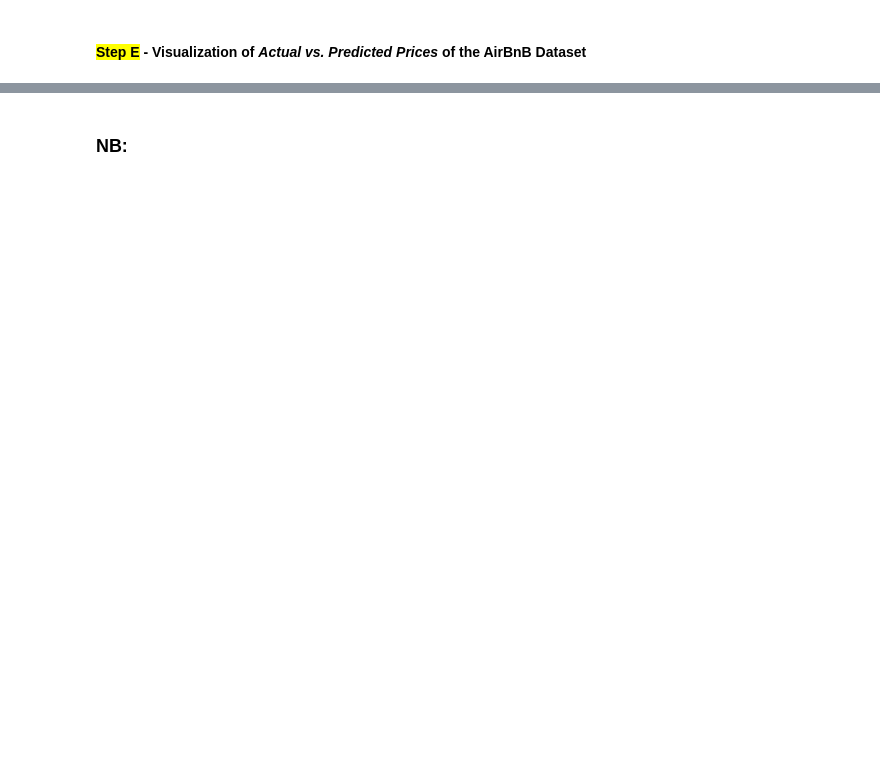
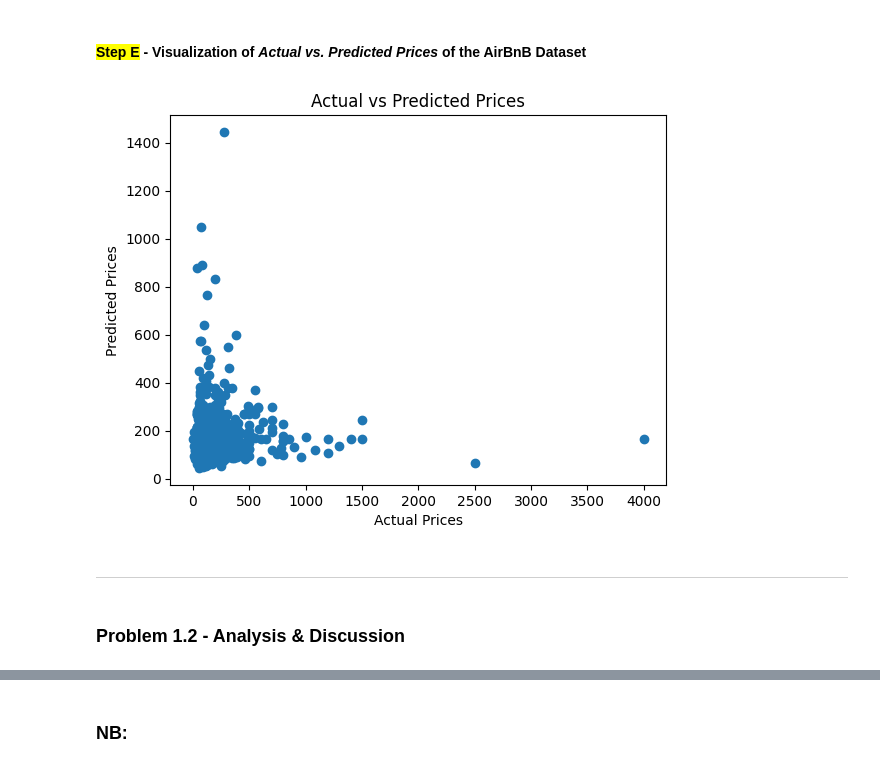
Before and after one commit to theorignalmapdcodex/dtk530-eye-twelve, a Jupyter notebook: dtk530_i12_aic-wl.ipynb, the cells around one changed output, grey strips where cells are left out. Cells and saved outputs as stored; diff of their text form; code cells hidden in the pictures; blank space fills up the shorter version.

```diff
--- a/dtk530_i12_aic-wl.ipynb
+++ b/dtk530_i12_aic-wl.ipynb
@@ -349,2 +349,15 @@ R2 Score: 0.01963568282277417
 # %% [markdown]
 #### **<mark>Step E</mark> - Visualization of *Actual vs. Predicted Prices* of the AirBnB Dataset**
+# %%
+# Visualizing our predictive results
+plt.scatter(Y_abnb_test, Y_abnb_pred)
+plt.xlabel("Actual Prices")
+plt.ylabel("Predicted Prices")
+plt.title("Actual vs Predicted Prices")
+plt.show()
+# %% [output]
+[figure, added]
+# %% [markdown]
+---
+# %% [markdown]
+### **Problem 1.2 - Analysis & Discussion**
```
Also changed, not shown: parts of 9 cells of this notebook.
